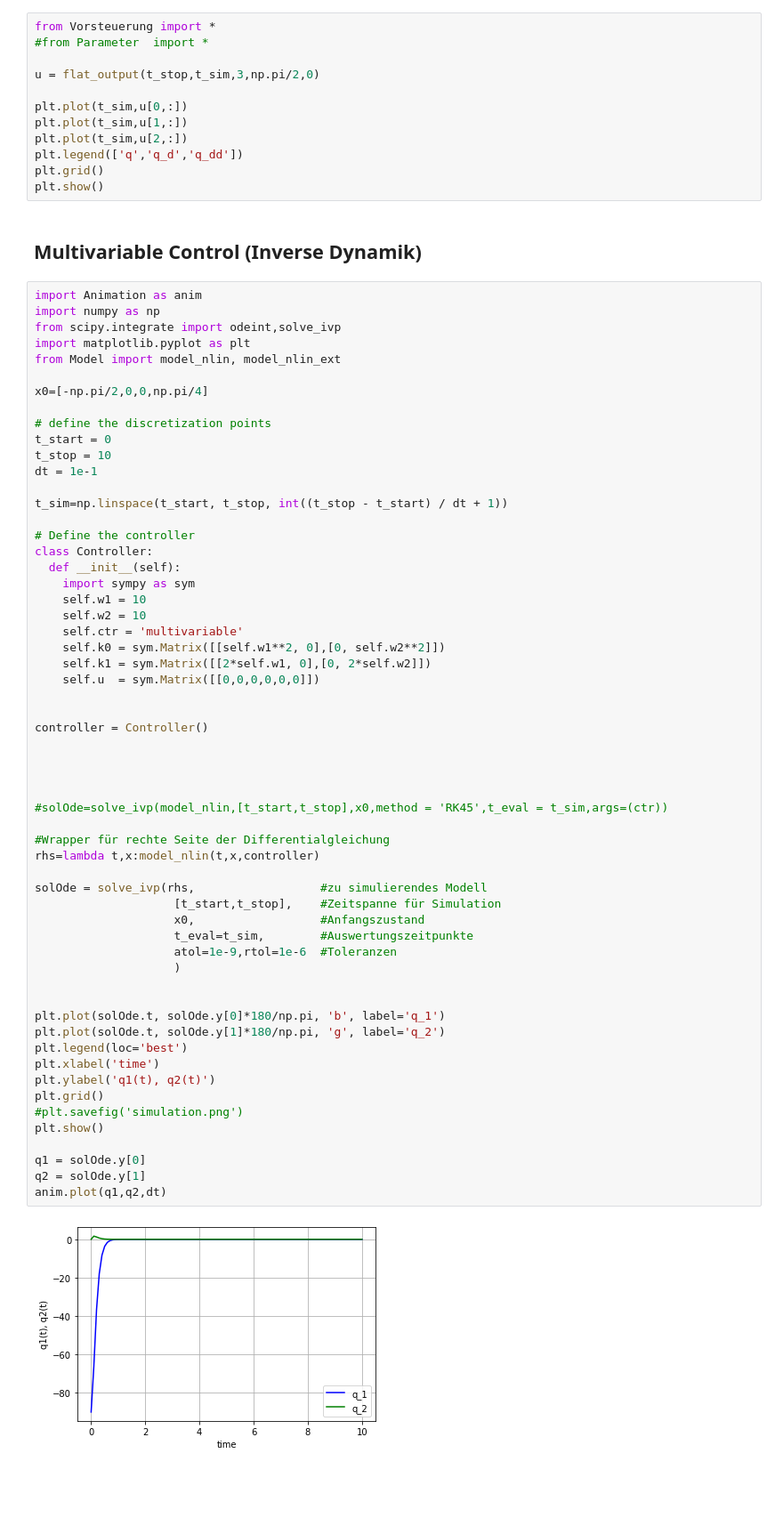
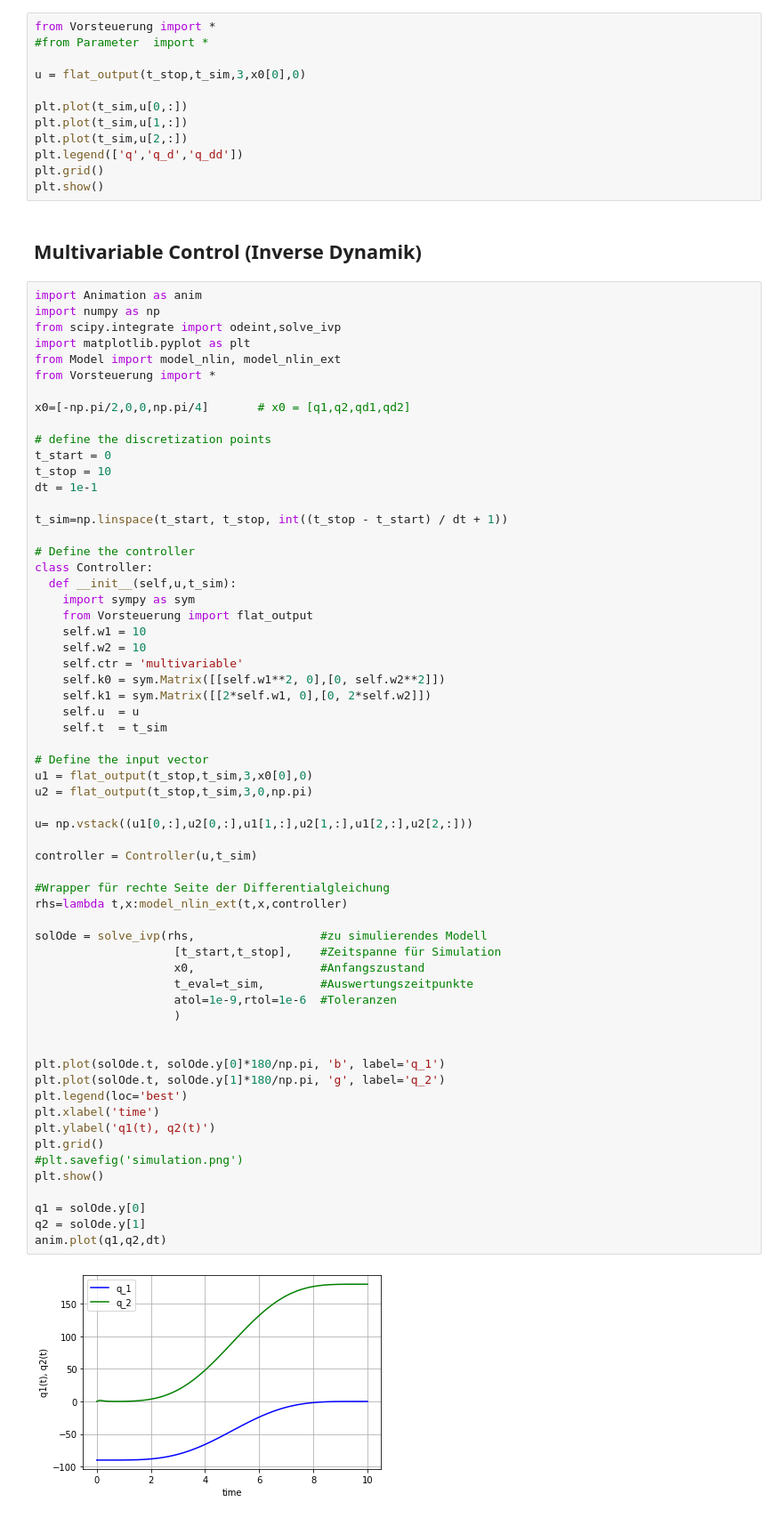
Before and after one commit to StefanKauf/RoCtr, a Jupyter notebook: Sim.ipynb, the cells around one changed output. Shown: that part at 89% size. Saved outputs shown, nothing was run; the diff lists cells and outputs as text; blank space fills up the shorter version.

Commit message:
fix Invers-Control

```diff
--- a/Sim.ipynb
+++ b/Sim.ipynb
@@ -78,7 +78,7 @@ anim.plot(q1,q2,dt)
 from Vorsteuerung import *
 #from Parameter  import *
 
-u = flat_output(t_stop,t_sim,3,np.pi/2,0)
+u = flat_output(t_stop,t_sim,3,x0[0],0)
 
 plt.plot(t_sim,u[0,:])
 plt.plot(t_sim,u[1,:])
@@ -94,8 +94,9 @@ import numpy as np
 from scipy.integrate import odeint,solve_ivp
 import matplotlib.pyplot as plt
 from Model import model_nlin, model_nlin_ext
+from Vorsteuerung import *
 
-x0=[-np.pi/2,0,0,np.pi/4]
+x0=[-np.pi/2,0,0,np.pi/4]       # x0 = [q1,q2,qd1,qd2]
 
 # define the discretization points
 t_start = 0
@@ -106,46 +107,48 @@ t_sim=np.linspace(t_start, t_stop, int((t_stop - t_start) / dt + 1))
 
 # Define the controller
 class Controller:
-  def __init__(self):
+  def __init__(self,u,t_sim):
     import sympy as sym
+    from Vorsteuerung import flat_output
     self.w1 = 10
     self.w2 = 10
     self.ctr = 'multivariable'
     self.k0 = sym.Matrix([[self.w1**2, 0],[0, self.w2**2]])
     self.k1 = sym.Matrix([[2*self.w1, 0],[0, 2*self.w2]])
-    self.u  = sym.Matrix([[0,0,0,0,0,0]])
+    self.u  = u
+    self.t  = t_sim
 
+# Define the input vector
+u1 = flat_output(t_stop,t_sim,3,x0[0],0)
+u2 = flat_output(t_stop,t_sim,3,0,np.pi)
 
-controller = Controller()
+u= np.vstack((u1[0,:],u2[0,:],u1[1,:],u2[1,:],u1[2,:],u2[2,:]))
 
-
-
-
-#solOde=solve_ivp(model_nlin,[t_start,t_stop],x0,method = 'RK45',t_eval = t_sim,args=(ctr))
+controller = Controller(u,t_sim)
 
 #Wrapper für rechte Seite der Differentialgleichung
-rhs=lambda t,x:model_nlin(t,x,controller)
+rhs=lambda t,x:model_nlin_ext(t,x,controller)
 
 solOde = solve_ivp(rhs,                  #zu simulierendes Modell
                     [t_start,t_stop],    #Zeitspanne für Simulation
                     x0,                  #Anfangszustand
                     t_eval=t_sim,        #Auswertungszeitpunkte
                     atol=1e-9,rtol=1e-6  #Toleranzen
                     )
 
 
 plt.plot(solOde.t, solOde.y[0]*180/np.pi, 'b', label='q_1')
 plt.plot(solOde.t, solOde.y[1]*180/np.pi, 'g', label='q_2')
 plt.legend(loc='best')
 plt.xlabel('time')
 plt.ylabel('q1(t), q2(t)')
 plt.grid()
 #plt.savefig('simulation.png')
 plt.show()
 
 q1 = solOde.y[0]
 q2 = solOde.y[1]
 anim.plot(q1,q2,dt)
 # %% [output]
-[figure, old version]
+[figure, new version]
 [interactive output not drawn]
```
Also changed, not shown: 3 other files.
